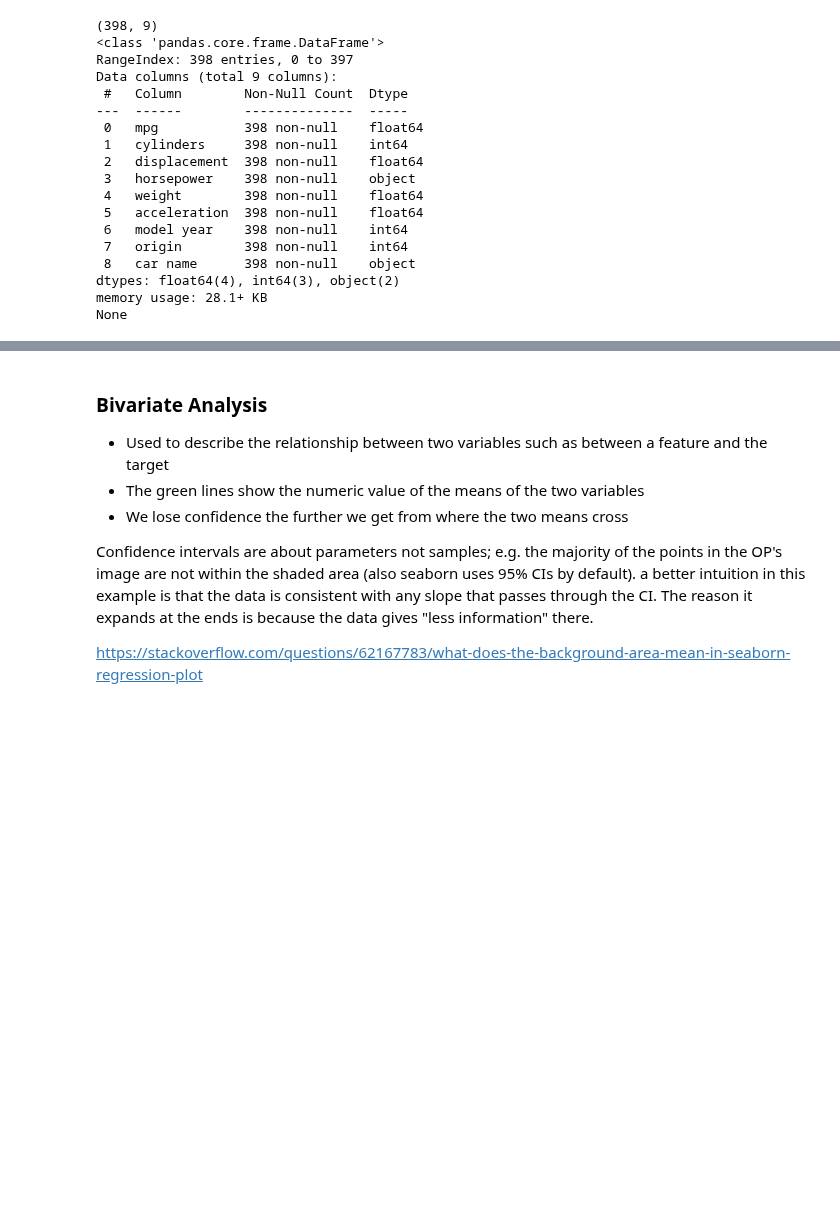
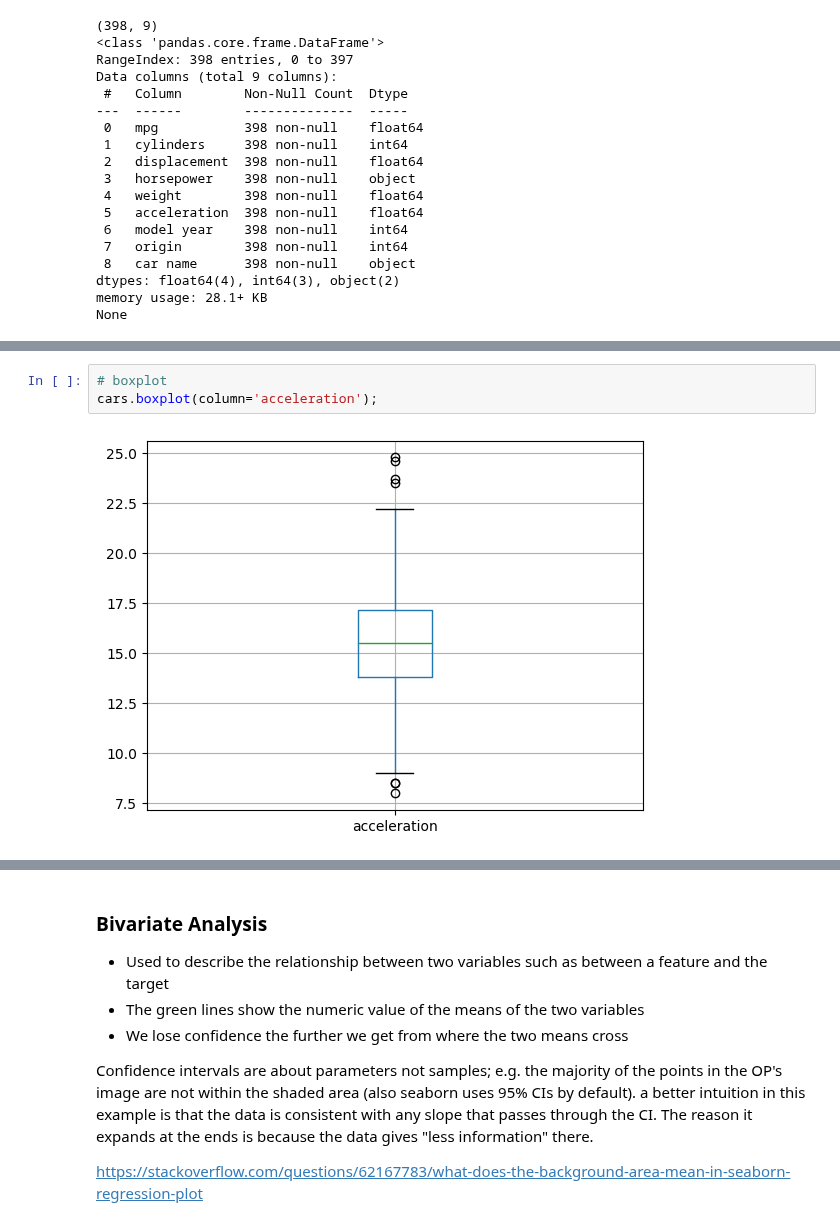
Before and after one commit to gitmystuff/DSChunks, a Jupyter notebook: Data Analysis.ipynb, the cells around one changed output, grey strips where cells are left out. Drawn from its saved outputs; the diff is of its cells as text; blank space fills up the shorter version.

```diff
--- a/Data Analysis.ipynb
+++ b/Data Analysis.ipynb
@@ -58,2 +58,7 @@ cars['acceleration'].hist();
+# %%
+# boxplot
+cars.boxplot(column='acceleration');
+# %% [output]
+[figure, added]
 # %%
 # example of univariate pie chart
```
Also changed, not shown: parts of 2 cells of this notebook, 2 other files.
